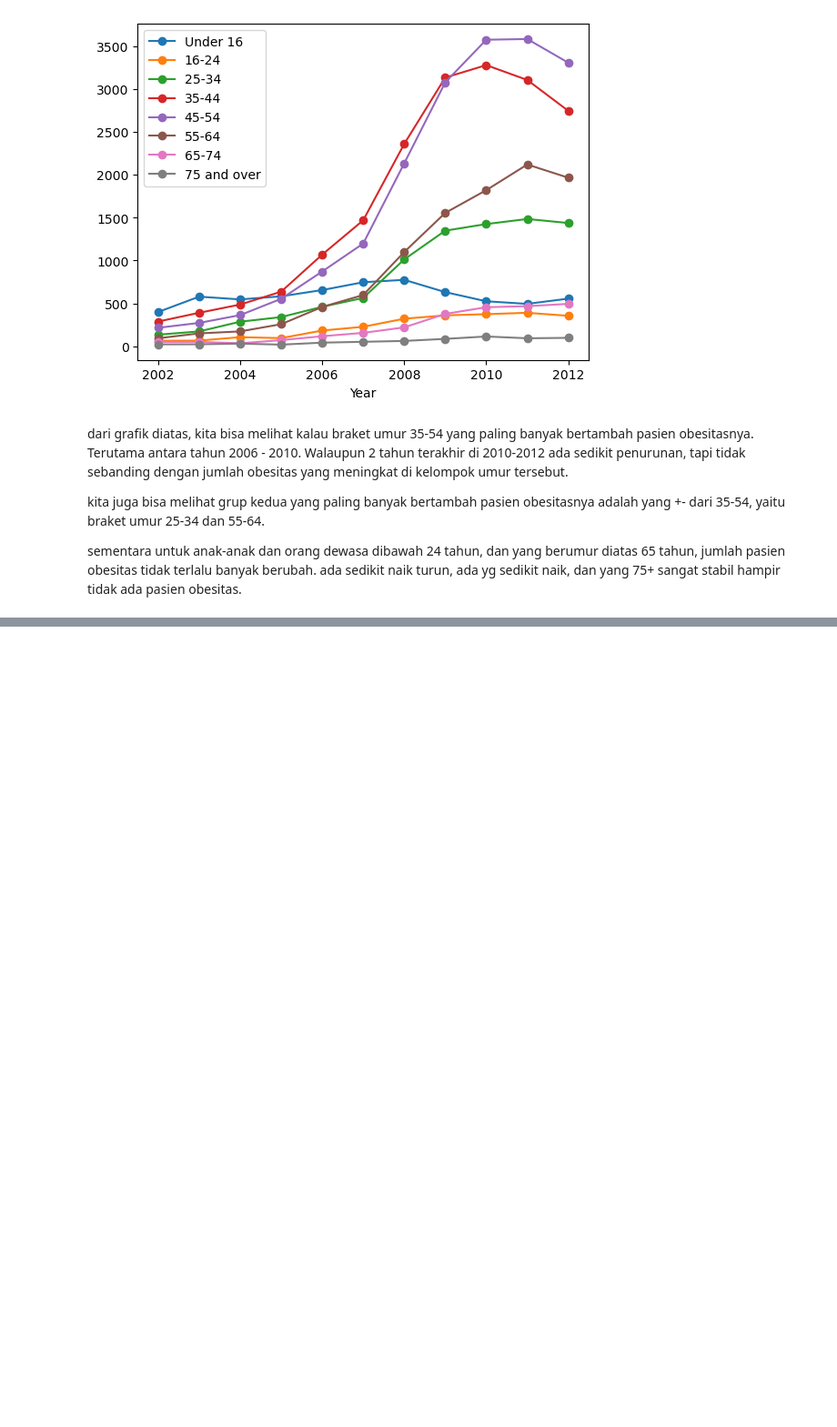
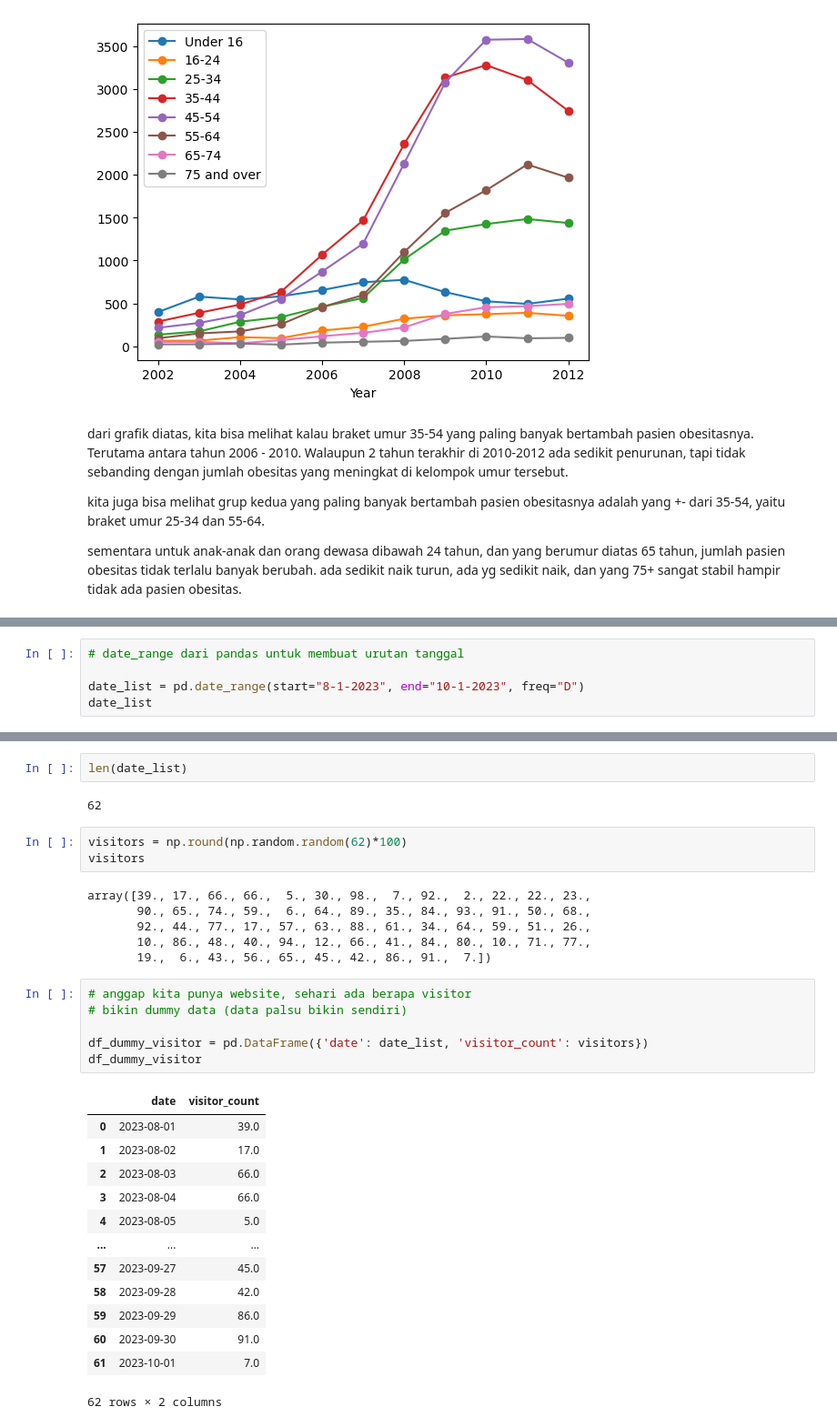
Before and after one commit to stefkwan-h8/pytn097, a Jupyter notebook: Sesi6.ipynb, the cells around one changed output, grey strips where cells are left out. Shown: that part at 91% size. Cells and saved outputs as stored; diff of their text form; blank space fills up the shorter version.

```diff
--- a/Sesi6.ipynb
+++ b/Sesi6.ipynb
@@ -570,0 +578,5 @@ sementara untuk anak-anak dan orang dewasa dibawah 24 tahun, dan yang berumur di
+# %%
+# date_range dari pandas untuk membuat urutan tanggal
+
+date_list = pd.date_range(start="8-1-2023", end="10-1-2023", freq="D")
+date_list
@@ -570,0 +601,33 @@ sementara untuk anak-anak dan orang dewasa dibawah 24 tahun, dan yang berumur di
+# %%
+len(date_list)
+# %% [output]
+62
+# %%
+visitors = np.round(np.random.random(62)*100)
+visitors
+# %% [output]
+array([39., 17., 66., 66.,  5., 30., 98.,  7., 92.,  2., 22., 22., 23.,
+       90., 65., 74., 59.,  6., 64., 89., 35., 84., 93., 91., 50., 68.,
+       92., 44., 77., 17., 57., 63., 88., 61., 34., 64., 59., 51., 26.,
+       10., 86., 48., 40., 94., 12., 66., 41., 84., 80., 10., 71., 77.,
+       19.,  6., 43., 56., 65., 45., 42., 86., 91.,  7.])
+# %%
+# anggap kita punya website, sehari ada berapa visitor
+# bikin dummy data (data palsu bikin sendiri)
+
+df_dummy_visitor = pd.DataFrame({'date': date_list, 'visitor_count': visitors})
+df_dummy_visitor
+# %% [output]
+|  | date | visitor_count |
+| 0 | 2023-08-01 | 39.0 |
+| 1 | 2023-08-02 | 17.0 |
+| 2 | 2023-08-03 | 66.0 |
+| 3 | 2023-08-04 | 66.0 |
+| 4 | 2023-08-05 | 5.0 |
+| ... | ... | ... |
+| 57 | 2023-09-27 | 45.0 |
+| 58 | 2023-09-28 | 42.0 |
+| 59 | 2023-09-29 | 86.0 |
+| 60 | 2023-09-30 | 91.0 |
+| 61 | 2023-10-01 | 7.0 |
+62 rows × 2 columns
```
Also changed, not shown: parts of 30 cells of this notebook, 1 other file.
